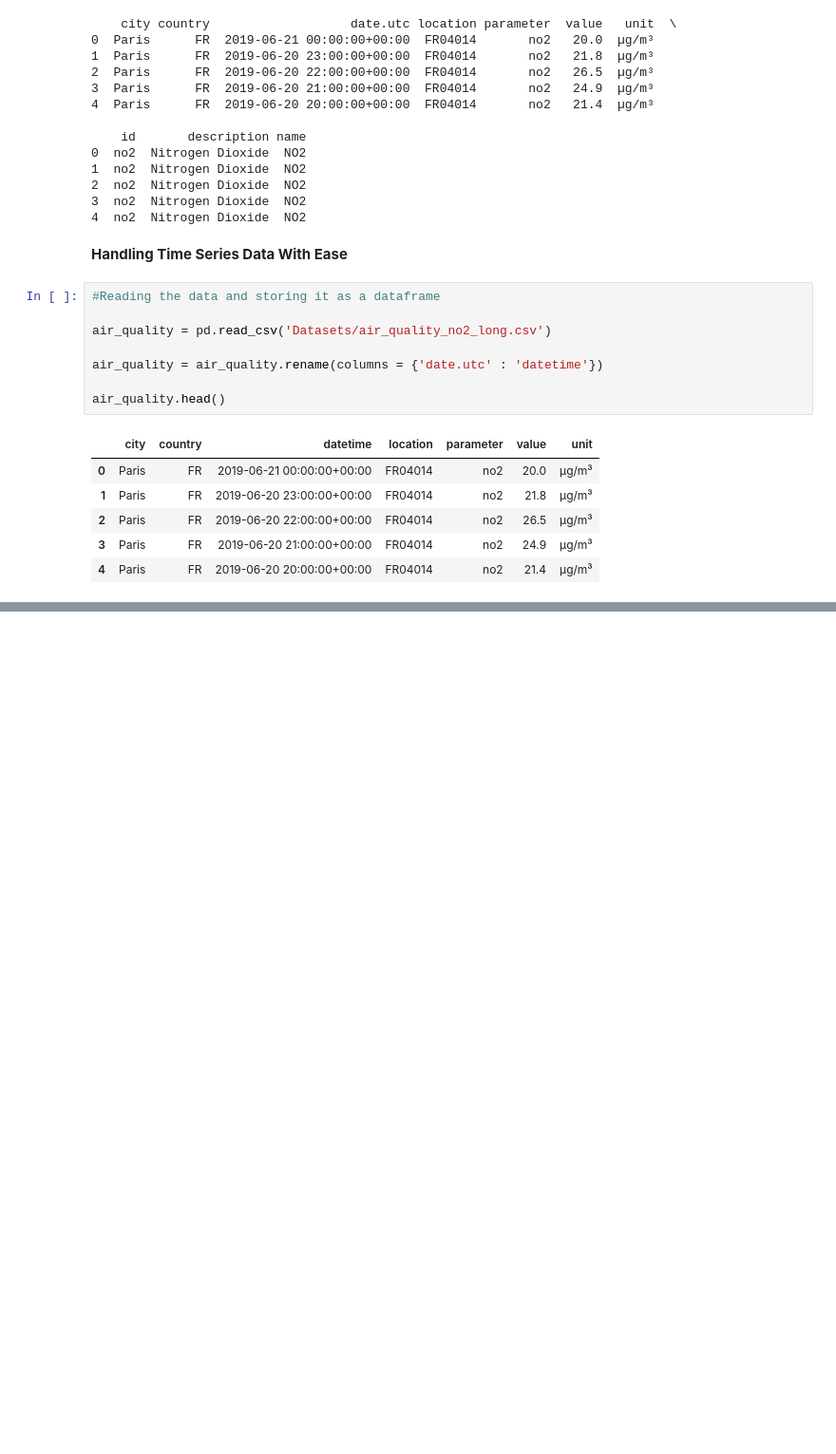
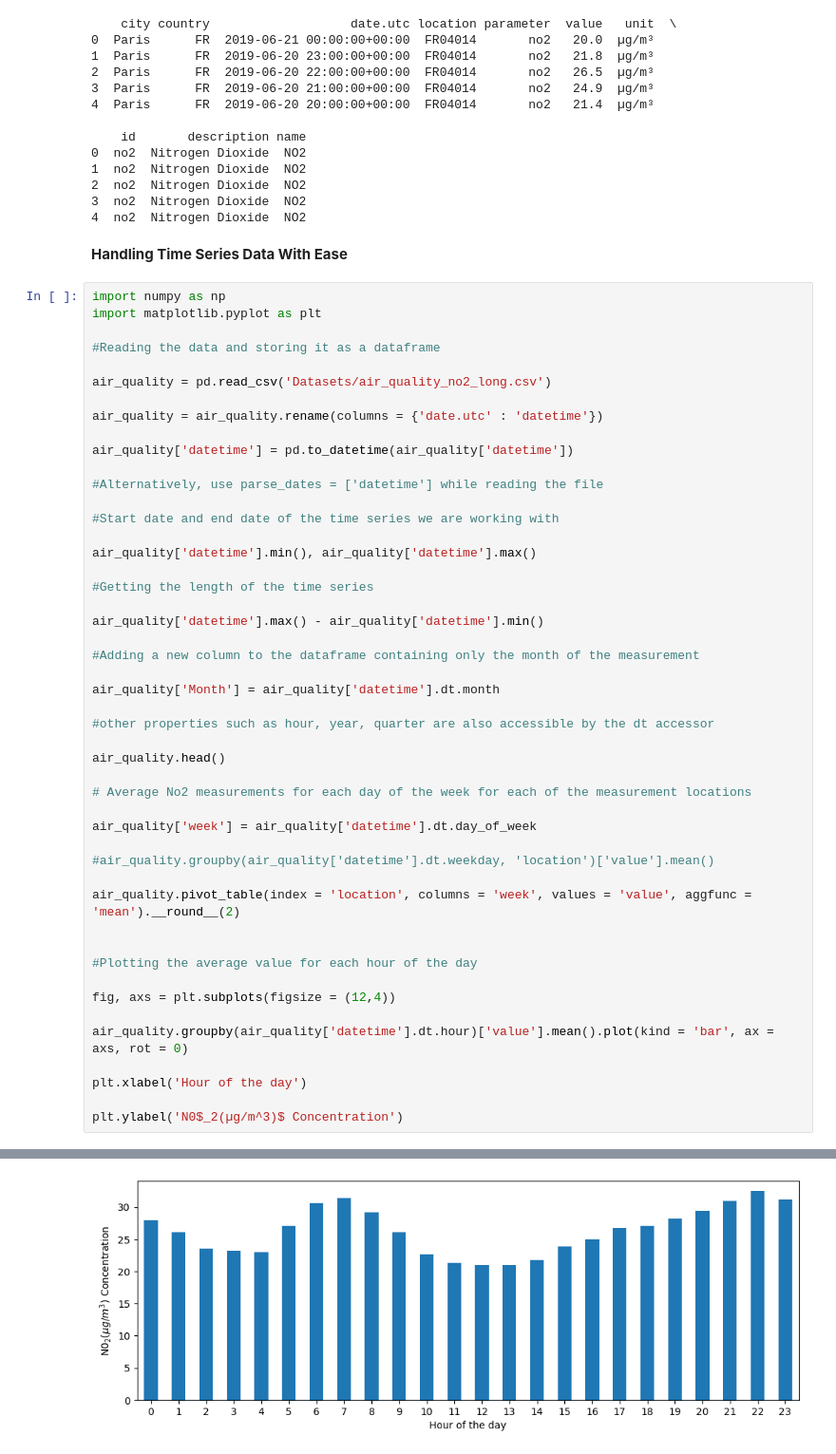
Before and after one commit to Eva088/Pandas, a Jupyter notebook: Pandas.ipynb, the cells around one changed output, grey strips where cells are left out. Shown at 95% size. Drawn from its saved outputs; the diff is of its cells as text; blank space fills up the shorter version.

Commit message:
Handling time series data

```diff
--- a/Pandas.ipynb
+++ b/Pandas.ipynb
@@ -494,18 +494,52 @@ print(air_quality.head())
 4  no2  Nitrogen Dioxide  NO2
 # %% [markdown]
 **Handling Time Series Data With Ease**
-# %%
-#Reading the data and storing it as a dataframe
-
-air_quality = pd.read_csv('Datasets/air_quality_no2_long.csv')
-
-air_quality = air_quality.rename(columns = {'date.utc' : 'datetime'})
-
-air_quality.head()
-# %% [output]
-|  | city | country | datetime | location | parameter | value | unit |
-| 0 | Paris | FR | 2019-06-21 00:00:00+00:00 | FR04014 | no2 | 20.0 | µg/m³ |
-| 1 | Paris | FR | 2019-06-20 23:00:00+00:00 | FR04014 | no2 | 21.8 | µg/m³ |
-| 2 | Paris | FR | 2019-06-20 22:00:00+00:00 | FR04014 | no2 | 26.5 | µg/m³ |
-| 3 | Paris | FR | 2019-06-20 21:00:00+00:00 | FR04014 | no2 | 24.9 | µg/m³ |
-| 4 | Paris | FR | 2019-06-20 20:00:00+00:00 | FR04014 | no2 | 21.4 | µg/m³ |
+# %%
+import numpy as np
+import matplotlib.pyplot as plt
+
+#Reading the data and storing it as a dataframe
+
+air_quality = pd.read_csv('Datasets/air_quality_no2_long.csv')
+
+air_quality = air_quality.rename(columns = {'date.utc' : 'datetime'})
+
+air_quality['datetime'] = pd.to_datetime(air_quality['datetime'])
+
+#Alternatively, use parse_dates = ['datetime'] while reading the file
+
+#Start date and end date of the time series we are working with
+
+air_quality['datetime'].min(), air_quality['datetime'].max()
+
+#Getting the length of the time series
+
+air_quality['datetime'].max() - air_quality['datetime'].min()
+
+#Adding a new column to the dataframe containing only the month of the measurement
+
+air_quality['Month'] = air_quality['datetime'].dt.month
+
+#other properties such as hour, year, quarter are also accessible by the dt accessor
+
+air_quality.head()
+
+# Average No2 measurements for each day of the week for each of the measurement locations
+
+air_quality['week'] = air_quality['datetime'].dt.day_of_week
+
+#air_quality.groupby(air_quality['datetime'].dt.weekday, 'location')['value'].mean()
+
+air_quality.pivot_table(index = 'location', columns = 'week', values = 'value', aggfunc = 'mean').__round__(2)
+
+
+#Plotting the average value for each hour of the day
+
+fig, axs = plt.subplots(figsize = (12,4))
+
+air_quality.groupby(air_quality['datetime'].dt.hour)['value'].mean().plot(kind = 'bar', ax = axs, rot = 0)
+
+plt.xlabel('Hour of the day')
+
+plt.ylabel('N0$_2(µg/m^3)$ Concentration')
+# %% [output]
@@ -511,0 +547 @@ air_quality.head()
+[figure, added]
```
Also changed, not shown: parts of 3 cells of this notebook.
